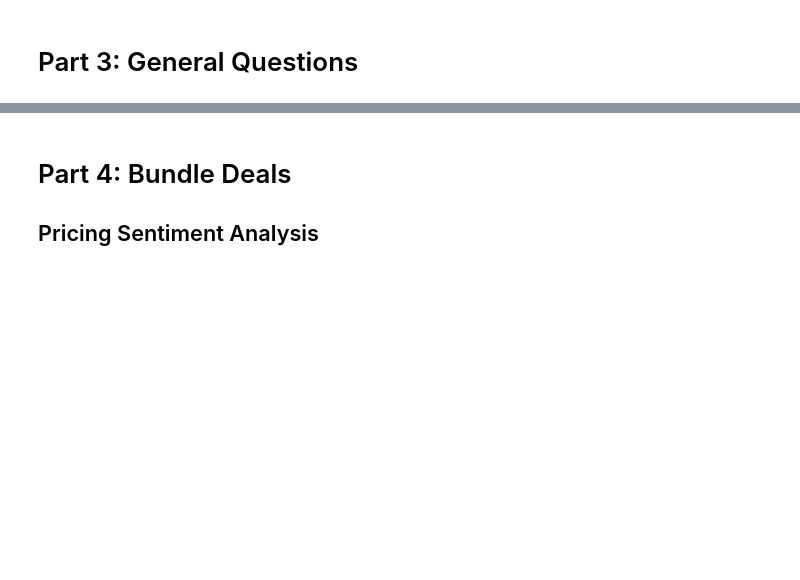
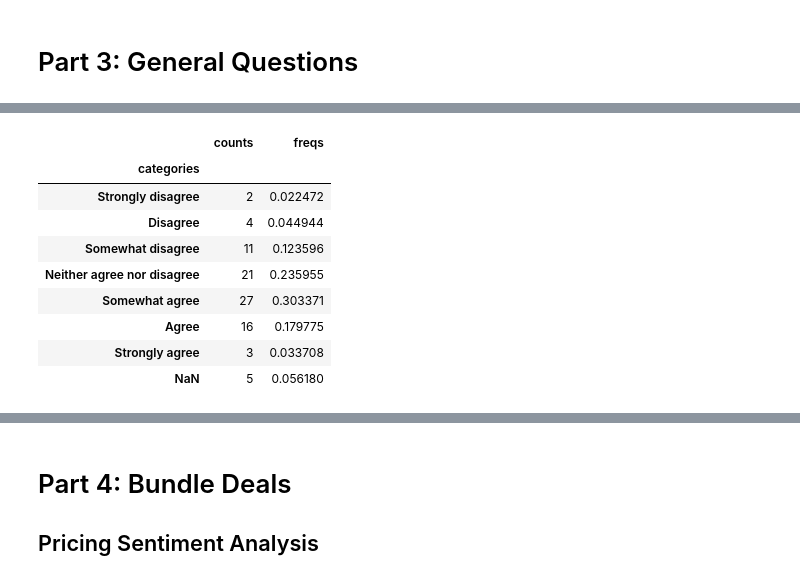
Before and after one commit to Elijah-Andrae56/MKTG_390_Survey_Analysis, a Jupyter notebook: mktg_390.ipynb, the cells around one changed output, grey strips where cells are left out. Cells and saved outputs as stored; diff of their text form; code cells hidden in the pictures; blank space fills up the shorter version.

```diff
--- a/mktg_390.ipynb
+++ b/mktg_390.ipynb
@@ -157,3 +172,16 @@ plt.show()
+# %%
+question_4.describe()
+# %% [output]
+|  | counts | freqs |
+| categories |  |  |
+| Strongly disagree | 2 | 0.022472 |
+| Disagree | 4 | 0.044944 |
+| Somewhat disagree | 11 | 0.123596 |
+| Neither agree nor disagree | 21 | 0.235955 |
+| Somewhat agree | 27 | 0.303371 |
+| Agree | 16 | 0.179775 |
+| Strongly agree | 3 | 0.033708 |
+| NaN | 5 | 0.056180 |
 # %%
 q5_responses = survey_data[['Q5']]
 q5_group = q5_responses.groupby('Q5').size().reset_index().rename(columns={0: 'Count'})
```
Also changed, not shown: parts of 16 cells of this notebook.
